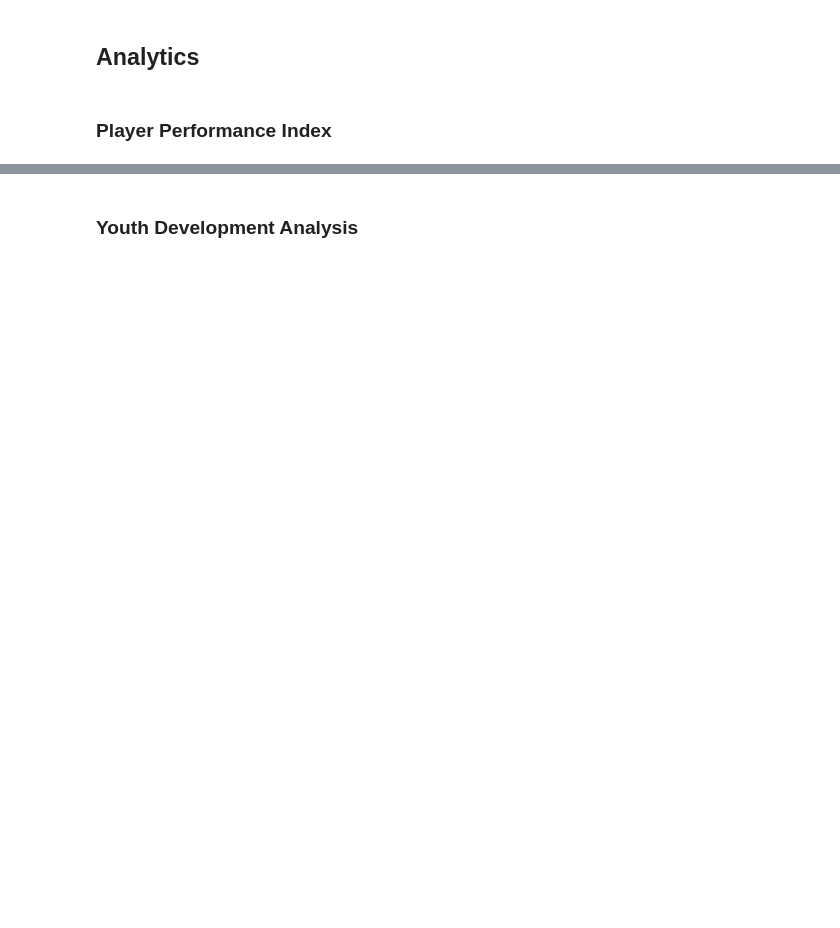
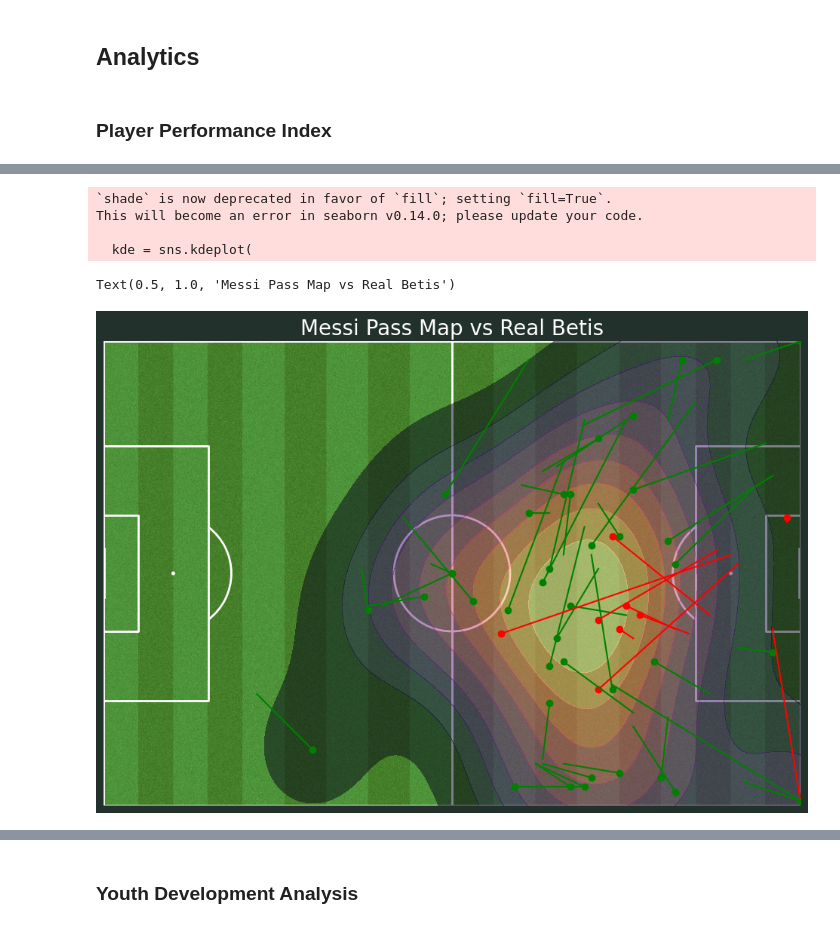
Before and after one commit to Football-Analytics-UCU/Barcelona, a Jupyter notebook: transfrmarket_processing.ipynb, the cells around one changed output, grey strips where cells are left out. Drawn from its saved outputs; the diff is of its cells as text; code cells hidden in the pictures; blank space fills up the shorter version.

```diff
--- a/transfrmarket_processing.ipynb
+++ b/transfrmarket_processing.ipynb
@@ -936,0 +1111,19 @@ merged_df.head(5)
+# %%
+import pandas as pd
+import matplotlib.pyplot as plt
+from highlight_text import fig_text
+import matplotlib as mpl
+from mplsoccer.pitch import Pitch
+import seaborn as sns
+
+passes = pd.read_csv(f'{folder_path}/passes.csv', delimiter=";")
+shots = pd.read_csv(f'{folder_path}/shots.csv', delimiter=";")
+# %%
+#convert the data to match the mplsoccer statsbomb pitch
+#to see how to create the pitch, watch the video here: https://www.youtube.com/watch?v=55k1mCRyd2k
+passes['x'] = passes['x']*1.2
+passes['y'] = passes['y']*.8
+passes['endX'] = passes['endX']*1.2
+passes['endY'] = passes['endY']*.8
+
+passes
@@ -936,0 +1148,51 @@ merged_df.head(5)
+# %%
+fig ,ax = plt.subplots(figsize=(13.5,8))
+fig.set_facecolor('#22312b')
+ax.patch.set_facecolor('#22312b')
+
+#this is how we create the pitch
+# pitch = Pitch(pitch_type='statsbomb', orientation='horizontal',
+#               pitch_color='grass', line_color='white', figsize=(13, 8), stripe=True,
+#               constrained_layout=False, tight_layout=True)
+
+pitch = Pitch(pitch_type='statsbomb',
+              pitch_color='grass',
+              line_color='white',
+              stripe=True)
+
+#Draw the pitch on the ax figure as well as invert the axis for this specific pitch
+pitch.draw(ax=ax)
+plt.gca().invert_yaxis()
+
+#Create the heatmap
+kde = sns.kdeplot(
+        x=passes['x'],
+        y=passes['y'],
+        shade=True,
+        shade_lowest=False,
+        alpha=0.5,
+        n_levels=10,
+        cmap='magma'
+)
+
+
+#use a for loop to plot each pass
+for x in range(len(passes['x'])):
+    if passes['outcome'][x] == 'Successful':
+        plt.plot((passes['x'][x],passes['endX'][x]),(passes['y'][x],passes['endY'][x]),color='green')
+        plt.scatter(passes['x'][x],passes['y'][x],color='green')
+    if passes['outcome'][x] == 'Unsuccessful':
+        plt.plot((passes['x'][x],passes['endX'][x]),(passes['y'][x],passes['endY'][x]),color='red')
+        plt.scatter(passes['x'][x],passes['y'][x],color='red')
+
+plt.xlim(0,120)
+plt.ylim(0,80)
+
+plt.title('Messi Pass Map vs Real Betis',color='white',size=20)
+# %% [output]
+`shade` is now deprecated in favor of `fill`; setting `fill=True`.
+This will become an error in seaborn v0.14.0; please update your code.
+
+  kde = sns.kdeplot(
+Text(0.5, 1.0, 'Messi Pass Map vs Real Betis')
+[figure, added]
```
Also changed, not shown: parts of 30 cells of this notebook.
